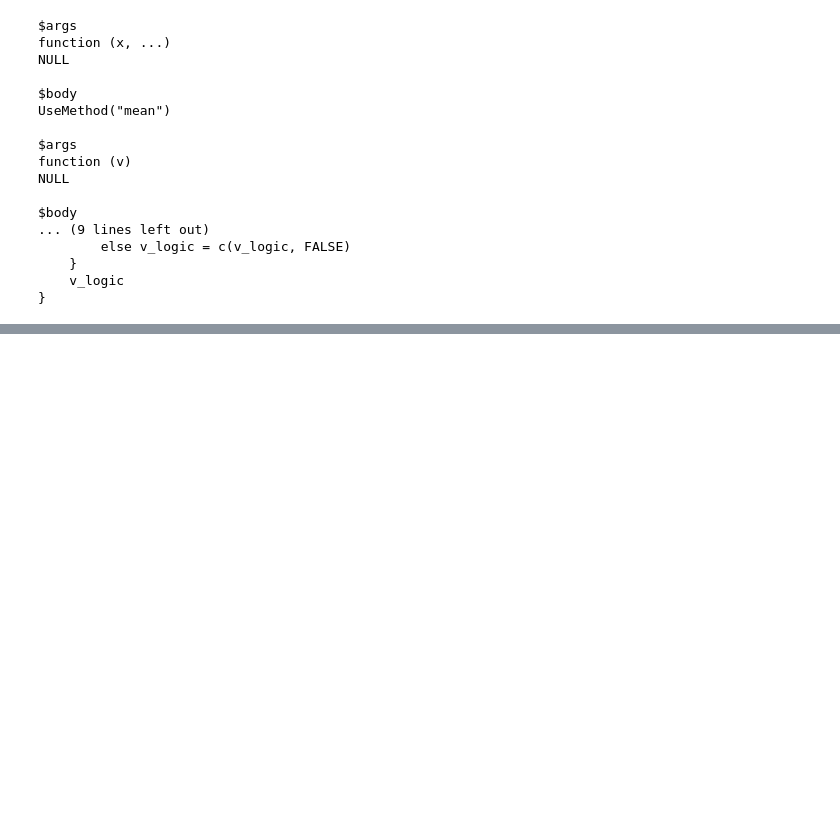
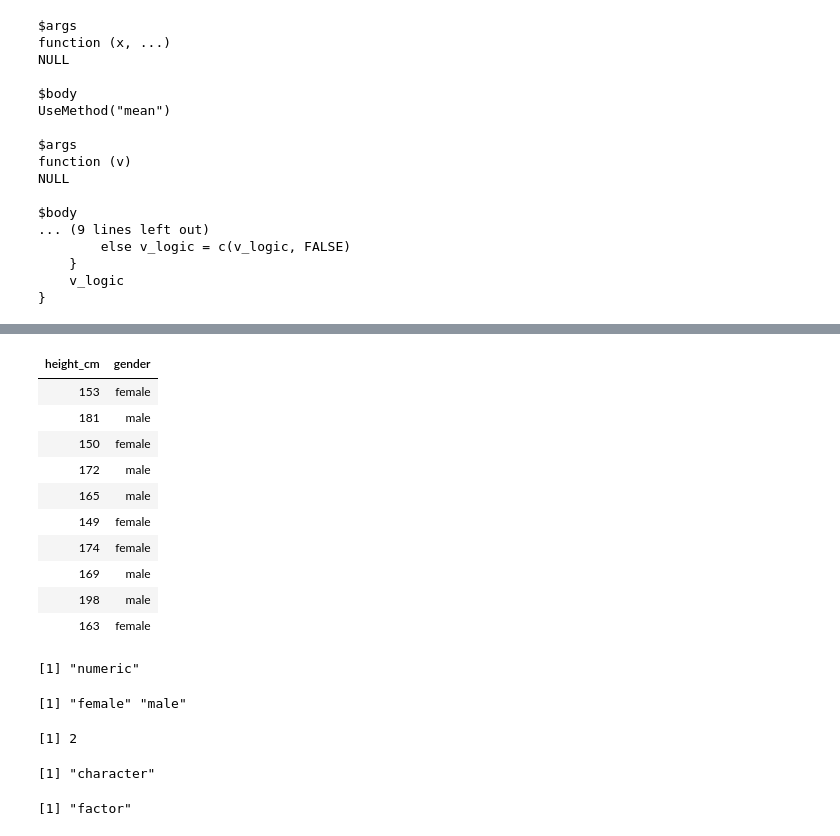
Before and after one commit to KayTony/R-in-Action, a Jupyter notebook: experiments/learning R.ipynb, the cells around one changed output, grey strips where cells are left out. Saved outputs shown, nothing was run; the diff lists cells and outputs as text; code cells hidden in the pictures; blank space fills up the shorter version.

```diff
--- a/experiments/learning R.ipynb
+++ b/experiments/learning R.ipynb
@@ -903,0 +1130,46 @@ $body
+# %%
+heights <- data.frame(
+    height_cm = c(153, 181, 150, 172, 165, 149, 174, 169, 198, 163),
+    gender = c(
+        "female", "male", "female", "male", "male",
+        "female", "female", "male", "male", "female"
+    )
+)
+heights
+# %% [output]
+| height_cm | gender |
+| 153 | female |
+| 181 | male |
+| 150 | female |
+| 172 | male |
+| 165 | male |
+| 149 | female |
+| 174 | female |
+| 169 | male |
+| 198 | male |
+| 163 | female |
+# %%
+class(heights$height_cm)
+# %% [output]
+[1] "numeric"
+# %%
+levels(heights$gender)
+# %% [output]
+[1] "female" "male"
+# %%
+nlevels(heights$gender)
+# %% [output]
+[1] 2
+# %%
+gender_char =c(
+    "female", "male", "female", "male", "male",
+    "female", "female", "male", "male", "female"
+)
+class(gender_char)
+# %% [output]
+[1] "character"
+# %%
+gender_factor = factor(gender_char)
+class(gender_factor)
+# %% [output]
+[1] "factor"
```
Also changed, not shown: parts of 86 cells of this notebook.
